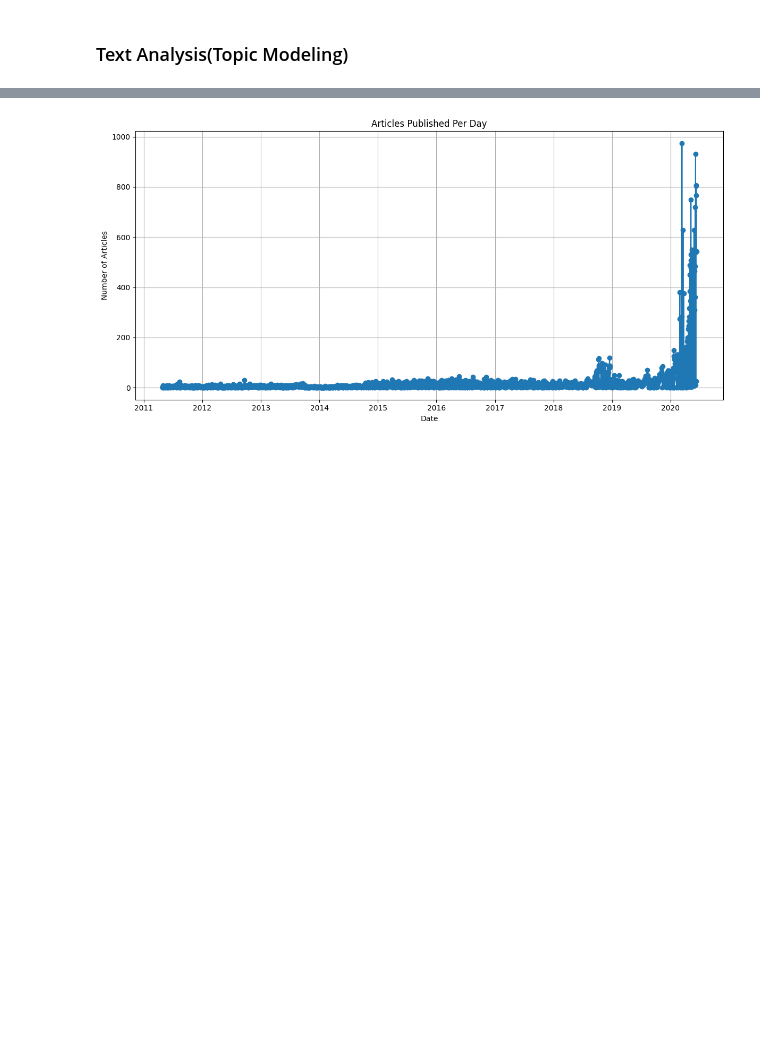
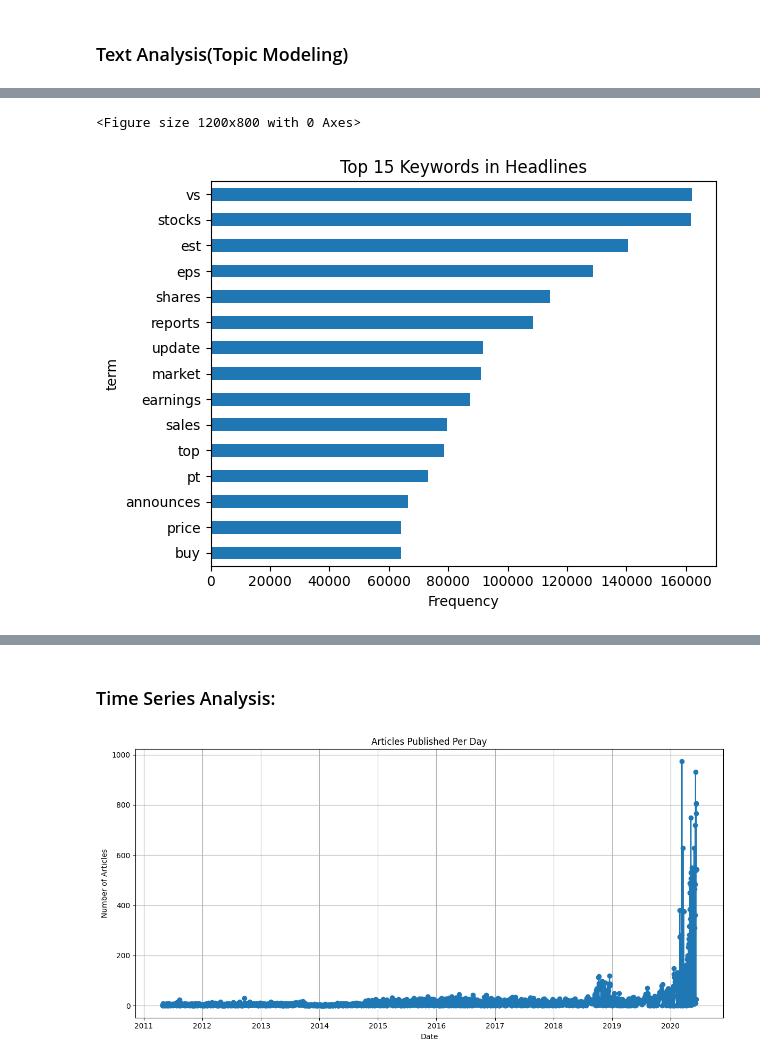
Before and after one commit to hannasamuel20/Predicting-Price-Moves-with-News-Sentiment, a Jupyter notebook: notebooks/eda.ipynb, the cells around one changed output, grey strips where cells are left out. Saved outputs shown, nothing was run; the diff lists cells and outputs as text; code cells hidden in the pictures; blank space fills up the shorter version.

Commit message:
feat: add quantitative analysis to all companies

```diff
--- a/notebooks/eda.ipynb
+++ b/notebooks/eda.ipynb
@@ -109,46 +124,45 @@ plt.show()
 # %% [markdown]
 ### Text Analysis(Topic Modeling)
 # %%
-import pandas as pd
-from sklearn.feature_extraction.text import TfidfVectorizer
-from sklearn.decomposition import LatentDirichletAllocation
-from sklearn.pipeline import make_pipeline
-from nltk.corpus import stopwords
-from nltk.stem import WordNetLemmatizer
-from nltk.tokenize import word_tokenize
-import nltk
-import matplotlib.pyplot as plt
+# Enhanced preprocessing function
+def preprocess_text(text):
+    if not isinstance(text, str):
+        return ""
 
-# Download NLTK resources if not done yet
-nltk.download('punkt')
-nltk.download('stopwords')
-nltk.download('wordnet')
+    # Basic cleaning
+    text = text.lower()
+    text = text.translate(str.maketrans('', '', string.punctuation))
+    return text
 
-# ---- Preprocessing ----
-stop_words = set(stopwords.words('english'))
-lemmatizer = WordNetLemmatizer()
+# Apply preprocessing
+df['cleaned_headline'] = df['headline'].apply(preprocess_text)
 
-def preprocess(text):
-    tokens = word_tokenize(text.lower())
-    tokens = [lemmatizer.lemmatize(word) for word in tokens if word.isalpha() and word not in stop_words]
-    return ' '.join(tokens)
+# Get stopwords and extend with custom terms
+nltk_stopwords = stopwords.words('english')
+custom_stopwords = ['said', 'says', 'new', 'breaking']  # Add domain-specific stopwords
+stopwords_extended = set(nltk_stopwords + custom_stopwords)
 
-df['clean_headline'] = df['headline'].astype(str).apply(preprocess)
+# Initialize CountVectorizer with advanced parameters
+vectorizer = CountVectorizer(
+    stop_words=list(stopwords_extended),
+    max_features=50,  # Increase to get more terms
+    ngram_range=(1, 3),  # Get unigrams, bigrams, and trigrams
+    min_df=2,  # Ignore terms that appear in less than 2 documents
+    max_df=0.8  # Ignore terms that appear in more than 80% of documents
+)
 
-# ---- TF-IDF Vectorization ----
-vectorizer = TfidfVectorizer(max_df=0.95, min_df=2, stop_words='english')
-X = vectorizer.fit_transform(df['clean_headline'])
+# Create document-term matrix
+X = vectorizer.fit_transform(df['cleaned_headline'])
 
-# ---- LDA Topic Modeling ----
-lda_model = LatentDirichletAllocation(n_components=5, random_state=42)
-lda_model.fit(X)
+# Get terms and their counts
+terms = vectorizer.get_feature_names_out()
+counts = X.sum(axis=0).A1  # Convert to 1D array
 
-# ---- Display top words per topic ----
-def display_topics(model, feature_names, no_top_words):
-    for topic_idx, topic in enumerate(model.components_):
-        print(f"Topic {topic_idx+1}:")
-        print(" | ".join([feature_names[i] for i in topic.argsort()[:-no_top_words - 1:-1]]))
-        print()
+# Create keyword DataFrame
+keywords_df = pd.DataFrame({'term': terms, 'count': counts})
+keywords_df = keywords_df.sort_values('count', ascending=False)
 
-display_topics(lda_model, vectorizer.get_feature_names_out(), no_top_words=10)
+# Display top keywords
+print("Top Keywords:")
+print(keywords_df.head(15))
 # %% [output]
@@ -166,0 +192,2 @@ LookupError:
+<Figure size 1200x800 with 0 Axes>
+[figure, added]
@@ -167,3 +241,5 @@ LookupError:
+# %% [markdown]
+### Time Series Analysis:
 # %%
 df['date_only'] = df['date'].dt.date
 
```
Also changed, not shown: parts of 8 cells of this notebook, 11 other files.
